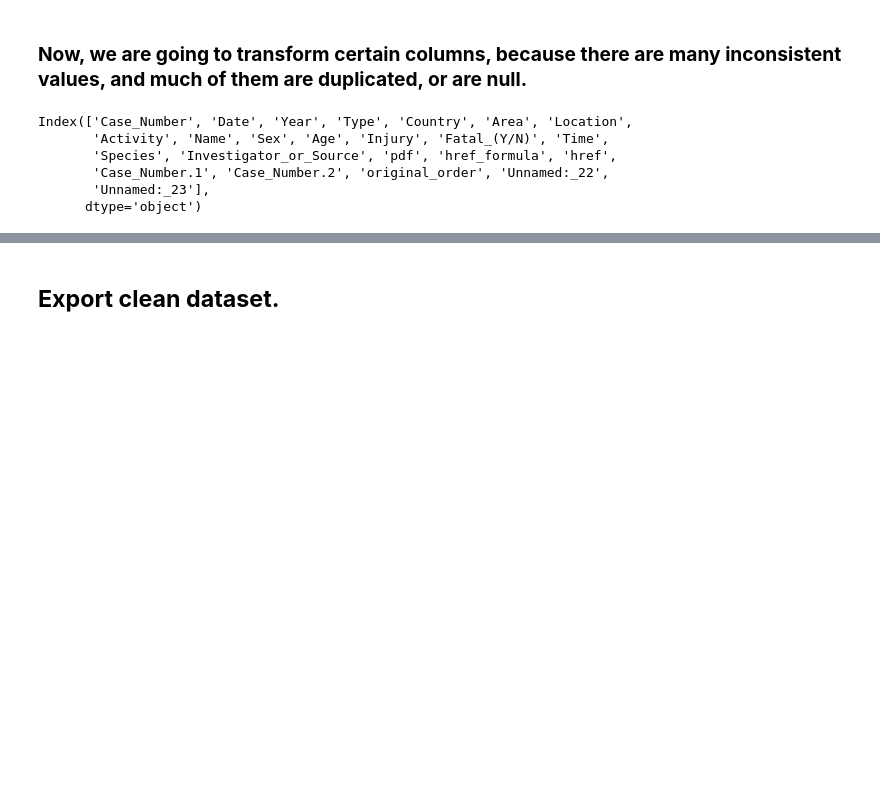
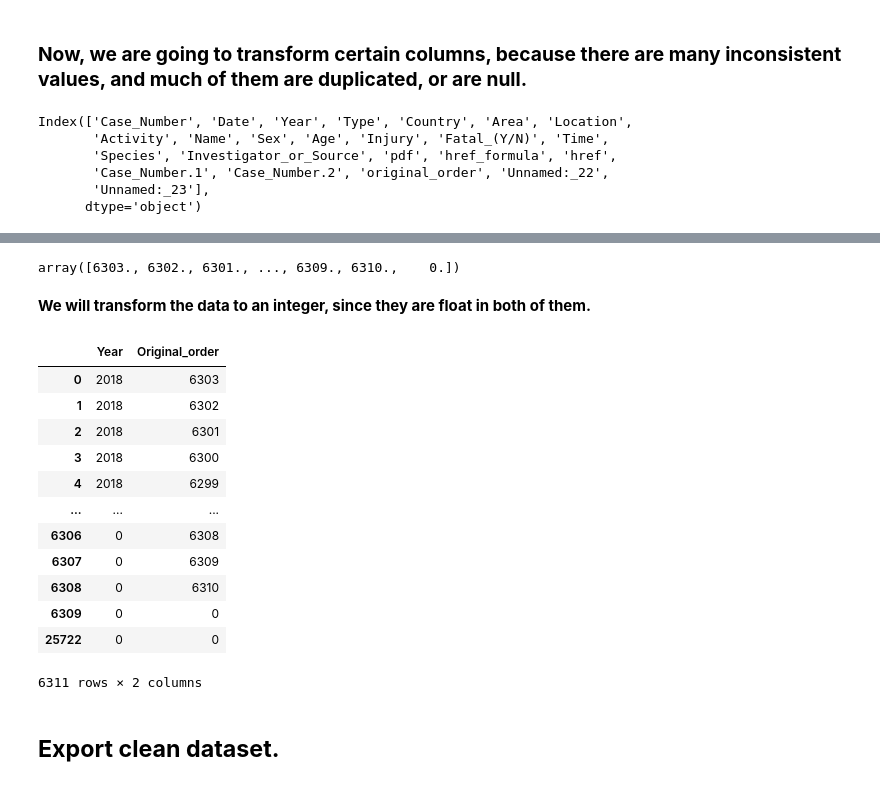
Before and after one commit to dapafer/data-cleaning-pandas, a Jupyter notebook: src/data_cleaning.ipynb, the cells around one changed output, grey strips where cells are left out. Cells and saved outputs as stored; diff of their text form; code cells hidden in the pictures; blank space fills up the shorter version.

```diff
--- a/src/data_cleaning.ipynb
+++ b/src/data_cleaning.ipynb
@@ -102,3 +221,32 @@ shark_attacks['Unnamed:_22'].isnull().sum()
+# %%
+shark_attacks['original_order'].unique()
+# %% [output]
+array([6303., 6302., 6301., ..., 6309., 6310.,    0.])
+# %% [markdown]
+**We will transform the data to an integer, since they are float in both of them.**
+# %%
+# change the name of the column
+shark_attacks = shark_attacks.rename(columns={'original_order': 'Original_order'})
+
+# we transform the values
+shark_attacks['Year'] = shark_attacks['Year'].astype(str).str[:-2].astype(int)
+shark_attacks['Original_order'] = shark_attacks['Original_order'].astype(str).str[:-2].astype(int)
+
+shark_attacks[['Year', 'Original_order']]
+# %% [output]
+|  | Year | Original_order |
+| 0 | 2018 | 6303 |
+| 1 | 2018 | 6302 |
+| 2 | 2018 | 6301 |
+| 3 | 2018 | 6300 |
+| 4 | 2018 | 6299 |
+| ... | ... | ... |
+| 6306 | 0 | 6308 |
+| 6307 | 0 | 6309 |
+| 6308 | 0 | 6310 |
+| 6309 | 0 | 0 |
+| 25722 | 0 | 0 |
+6311 rows × 2 columns
 # %% [markdown]
 ## **Export clean dataset.**
 # %% [markdown]
```
Also changed, not shown: parts of 23 cells of this notebook, 3 other files.
